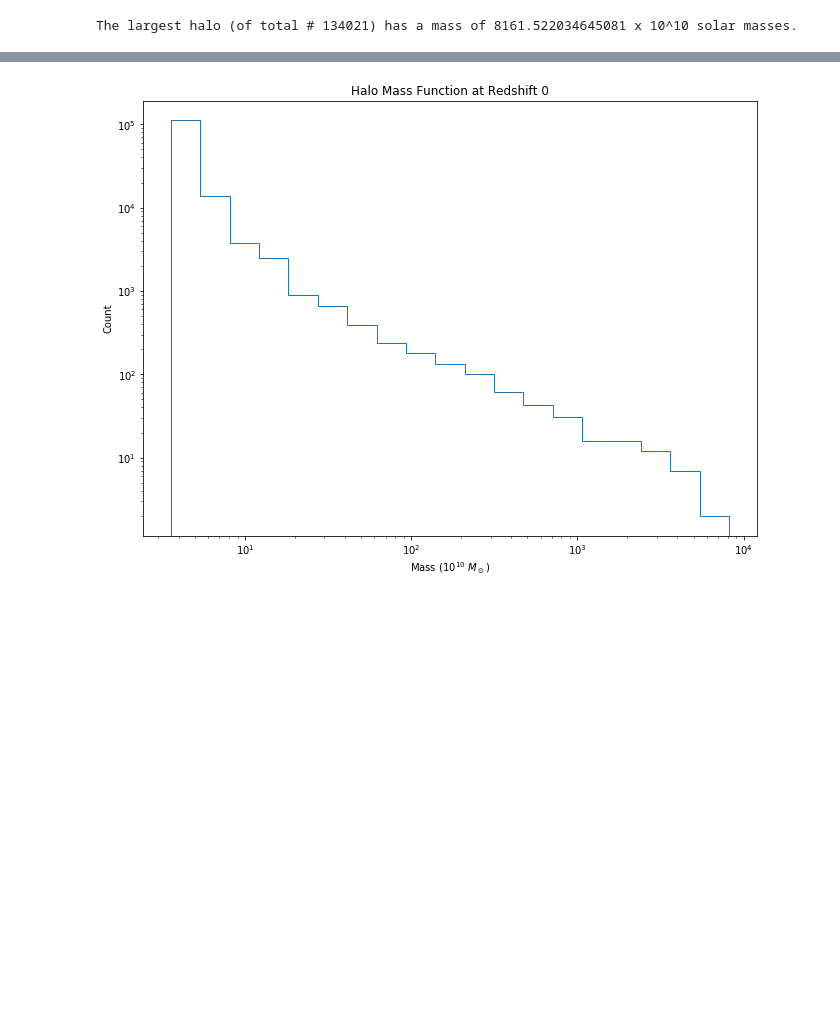
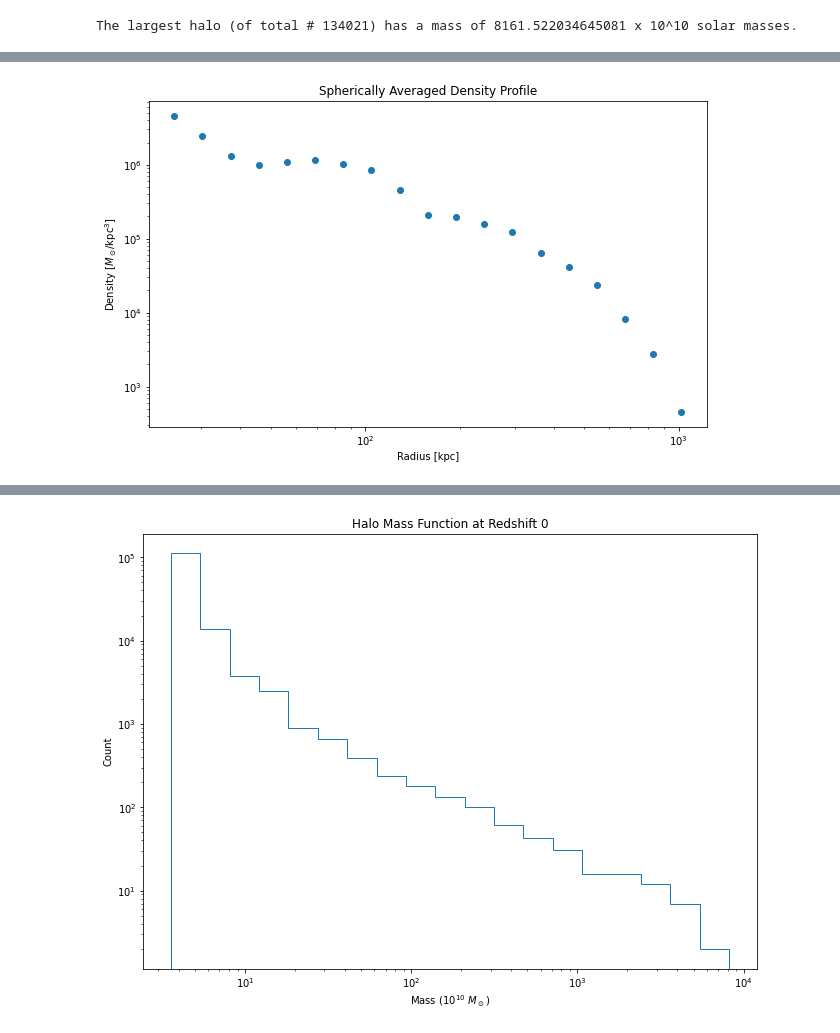
Before and after one commit to EthanMarx/astro_numerical_project, a Jupyter notebook: analysis.ipynb, the cells around one changed output, grey strips where cells are left out. Cells and saved outputs as stored; diff of their text form; code cells hidden in the pictures; blank space fills up the shorter version.

```diff
--- a/analysis.ipynb
+++ b/analysis.ipynb
@@ -119,0 +159,19 @@ The largest halo (of total # 134021) has a mass of 8161.522034645081 x 10^10 sol
+# %%
+closest_dist_2, largest_dist_2 = min(dists_from_com_2), max(dists_from_com_2)
+bins_2 = np.logspace(np.log10(closest_dist_2), np.log10(largest_dist_2), num=20)
+sphere_vols = np.array([(4/3)*np.pi*radius**3 for radius in bins_2])
+sph_shell_vols = np.diff(sphere_vols)
+cts, bin_edges = np.histogram(dists_from_com_2, bins=bins_2)
+assert len(sph_shell_vols) == len(cts)
+densities = cts*mass[0]*1e10/sph_shell_vols
+radii = np.array([(bin_edges[i] + bin_edges[i+1])/2 for i in range(len(bin_edges)-1)])
+
+plt.figure(figsize=(10, 6))
+plt.scatter(radii, densities)
+plt.xscale('log')
+plt.yscale('log')
+plt.xlabel("Radius [kpc]");
+plt.ylabel("Density [$M_\odot/\mathrm{kpc}^3$]");
+plt.title("Spherically Averaged Density Profile");
+# %% [output]
+[figure, added]
```
Also changed, not shown: parts of 20 cells of this notebook.
